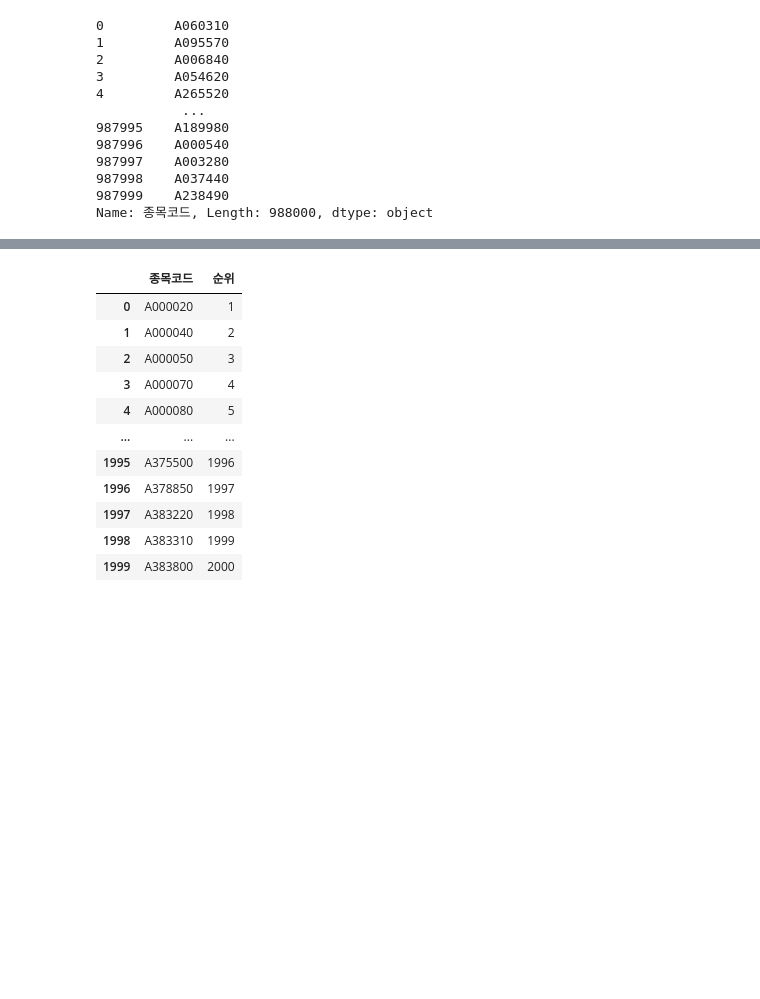
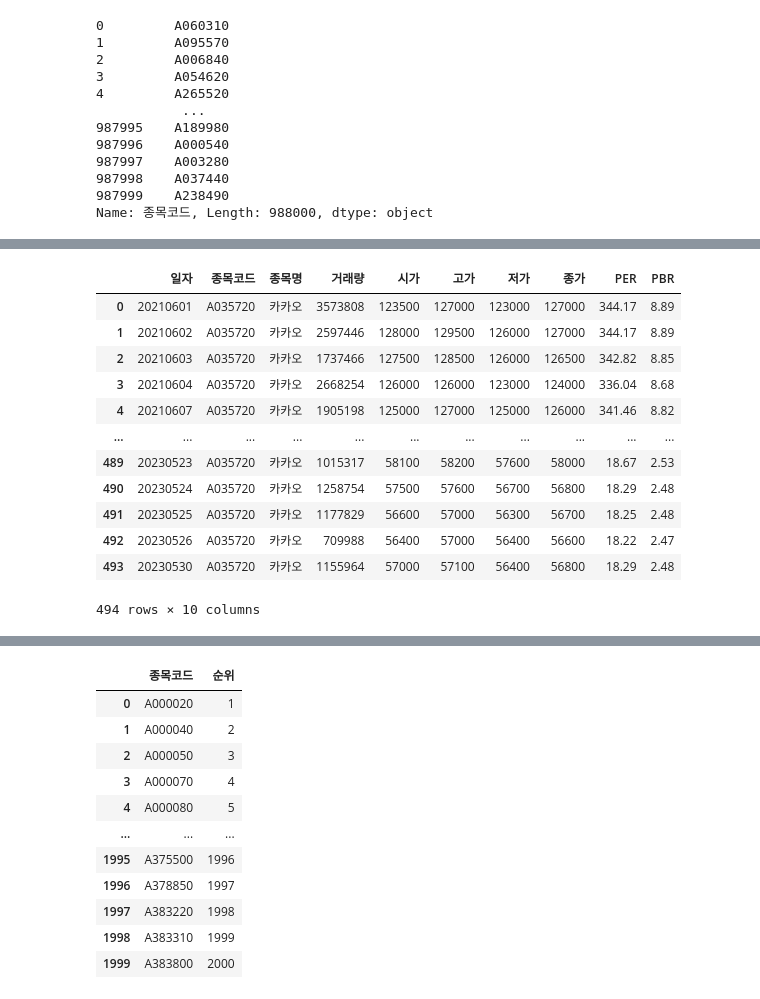
Before and after one commit to scnelMG/2023_KRX_Stock_Algorithm, a Jupyter notebook: window_slicing.ipynb, the cells around one changed output, grey strips where cells are left out. Saved outputs shown, nothing was run; the diff lists cells and outputs as text; code cells hidden in the pictures; blank space fills up the shorter version.

```diff
--- a/window_slicing.ipynb
+++ b/window_slicing.ipynb
@@ -320,0 +367,17 @@ unique_codes = df['종목코드'].unique()
+# %%
+df_total = pd.merge(df_stock, df_plus, on=['일자', '종목코드'], how='left')
+df_total
+# %% [output]
+|  | 일자 | 종목코드 | 종목명 | 거래량 | 시가 | 고가 | 저가 | 종가 | PER | PBR |
+| 0 | 20210601 | A035720 | 카카오 | 3573808 | 123500 | 127000 | 123000 | 127000 | 344.17 | 8.89 |
+| 1 | 20210602 | A035720 | 카카오 | 2597446 | 128000 | 129500 | 126000 | 127000 | 344.17 | 8.89 |
+| 2 | 20210603 | A035720 | 카카오 | 1737466 | 127500 | 128500 | 126000 | 126500 | 342.82 | 8.85 |
+| 3 | 20210604 | A035720 | 카카오 | 2668254 | 126000 | 126000 | 123000 | 124000 | 336.04 | 8.68 |
+| 4 | 20210607 | A035720 | 카카오 | 1905198 | 125000 | 127000 | 125000 | 126000 | 341.46 | 8.82 |
+| ... | ... | ... | ... | ... | ... | ... | ... | ... | ... | ... |
+| 489 | 20230523 | A035720 | 카카오 | 1015317 | 58100 | 58200 | 57600 | 58000 | 18.67 | 2.53 |
+| 490 | 20230524 | A035720 | 카카오 | 1258754 | 57500 | 57600 | 56700 | 56800 | 18.29 | 2.48 |
+| 491 | 20230525 | A035720 | 카카오 | 1177829 | 56600 | 57000 | 56300 | 56700 | 18.25 | 2.48 |
+| 492 | 20230526 | A035720 | 카카오 | 709988 | 56400 | 57000 | 56400 | 56600 | 18.22 | 2.47 |
+| 493 | 20230530 | A035720 | 카카오 | 1155964 | 57000 | 57100 | 56400 | 56800 | 18.29 | 2.48 |
+494 rows × 10 columns
```
Also changed, not shown: parts of 25 cells of this notebook.
